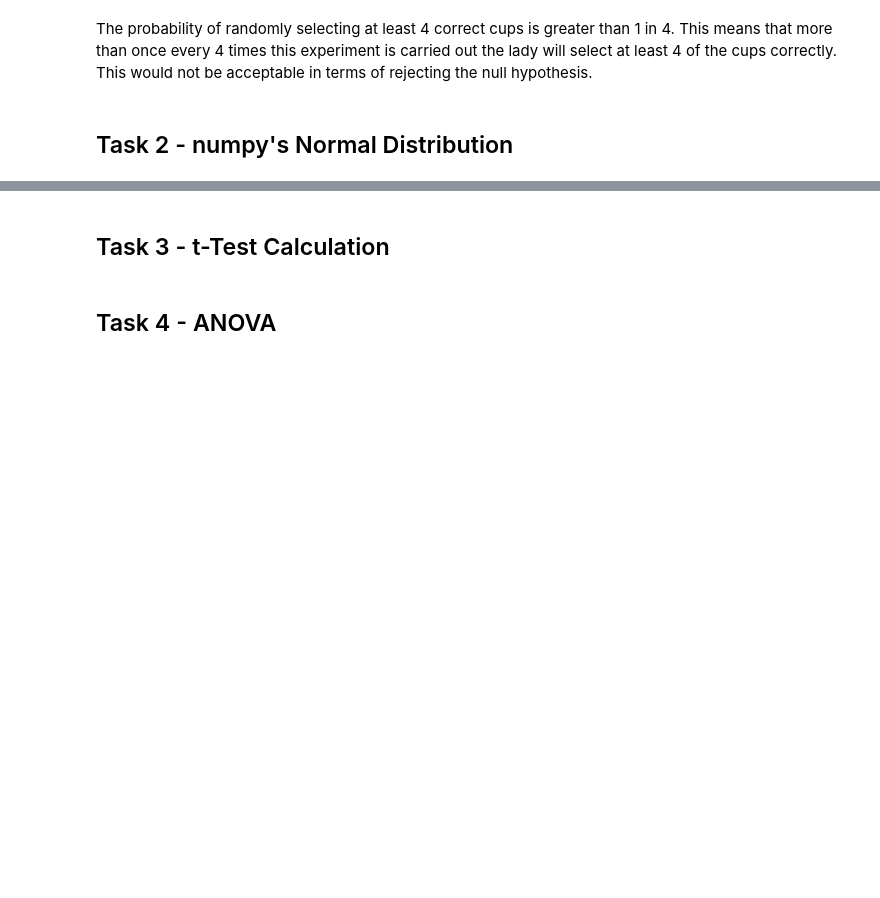
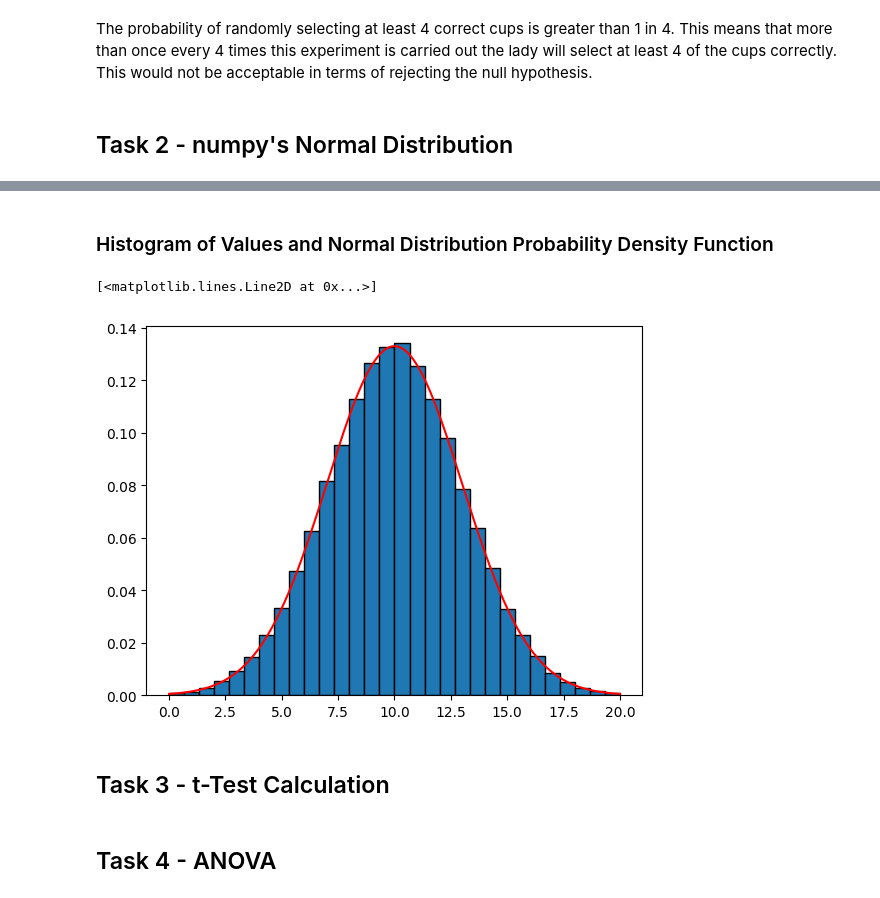
Before and after one commit to rachel-king4/appliedstatistics, a Jupyter notebook: tasks.ipynb, the cells around one changed output, grey strips where cells are left out. Cells and saved outputs as stored; diff of their text form; code cells hidden in the pictures; blank space fills up the shorter version.

```diff
--- a/tasks.ipynb
+++ b/tasks.ipynb
@@ -182,3 +221,31 @@ The probability of randomly selecting at least 4 correct cups is greater than 1
+# %% [markdown]
+### Histogram of Values and Normal Distribution Probability Density Function
+# %%
+# define the function with mean 10.0 and standard deviation of 3.0
+def f(x, mu=10.0, sigma=3.0):
+  # The normalisation constant
+  norm = 1.0 / np.sqrt(2.0 * np.pi * sigma**2)
+
+  # f(x)
+  return norm * np.exp(-(x - mu)**2 / (2.0 * sigma**2))
+# %%
+# Create a blank plot
+fig, ax = plt.subplots()
+
+# Create a histogram
+ax.hist(data, edgecolor='black', density=True, bins=np.linspace(0, 20, 31));
+
+# Create an x range for my values
+x = np.linspace(0, 20, 100001)
+
+# Get y values
+y = f(x, mu=10.0, sigma=3.0)
+
+# Plot the function
+ax.plot(x, y, 'r-')
+# %% [output]
+[<matplotlib.lines.Line2D at 0x...>]
+[figure, added]
 # %% [markdown]
 ## Task 3 - t-Test Calculation
 # %% [markdown]
```
Also changed, not shown: parts of 8 cells of this notebook.
